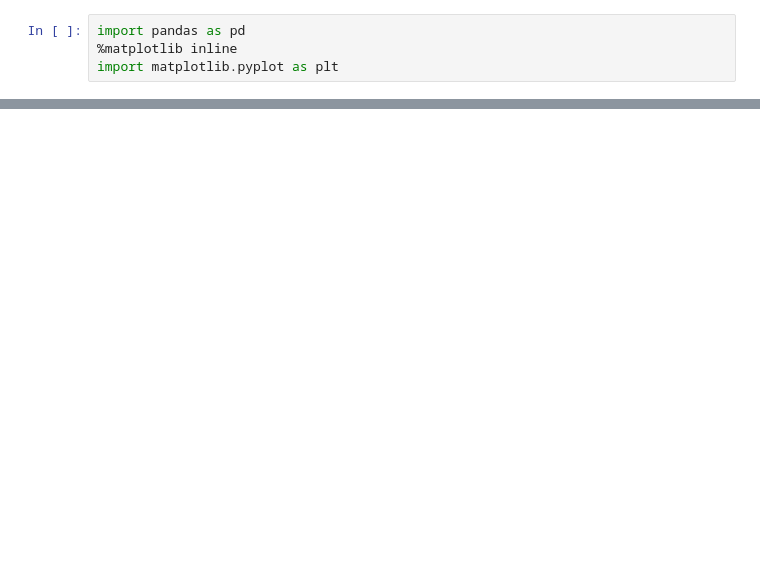
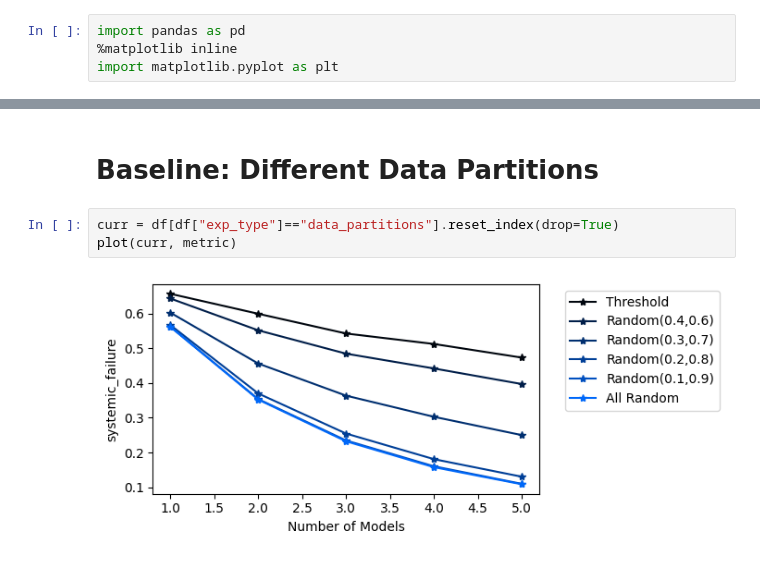
Before and after one commit to shomikj/severity_randomness, a Jupyter notebook: German Credit Results.ipynb, the cells around one changed output, grey strips where cells are left out. Cells and saved outputs as stored; diff of their text form; blank space fills up the shorter version.

```diff
--- a/German Credit Results.ipynb
+++ b/German Credit Results.ipynb
@@ -95,0 +54,7 @@ plot(df, "Fairness (EOP)", "fairness_eop", False)
+# %% [markdown]
+# Baseline: Different Data Partitions
+# %%
+curr = df[df["exp_type"]=="data_partitions"].reset_index(drop=True)
+plot(curr, metric)
+# %% [output]
+[figure, added]
```
Also changed, not shown: parts of 23 cells of this notebook, 3 other files.
